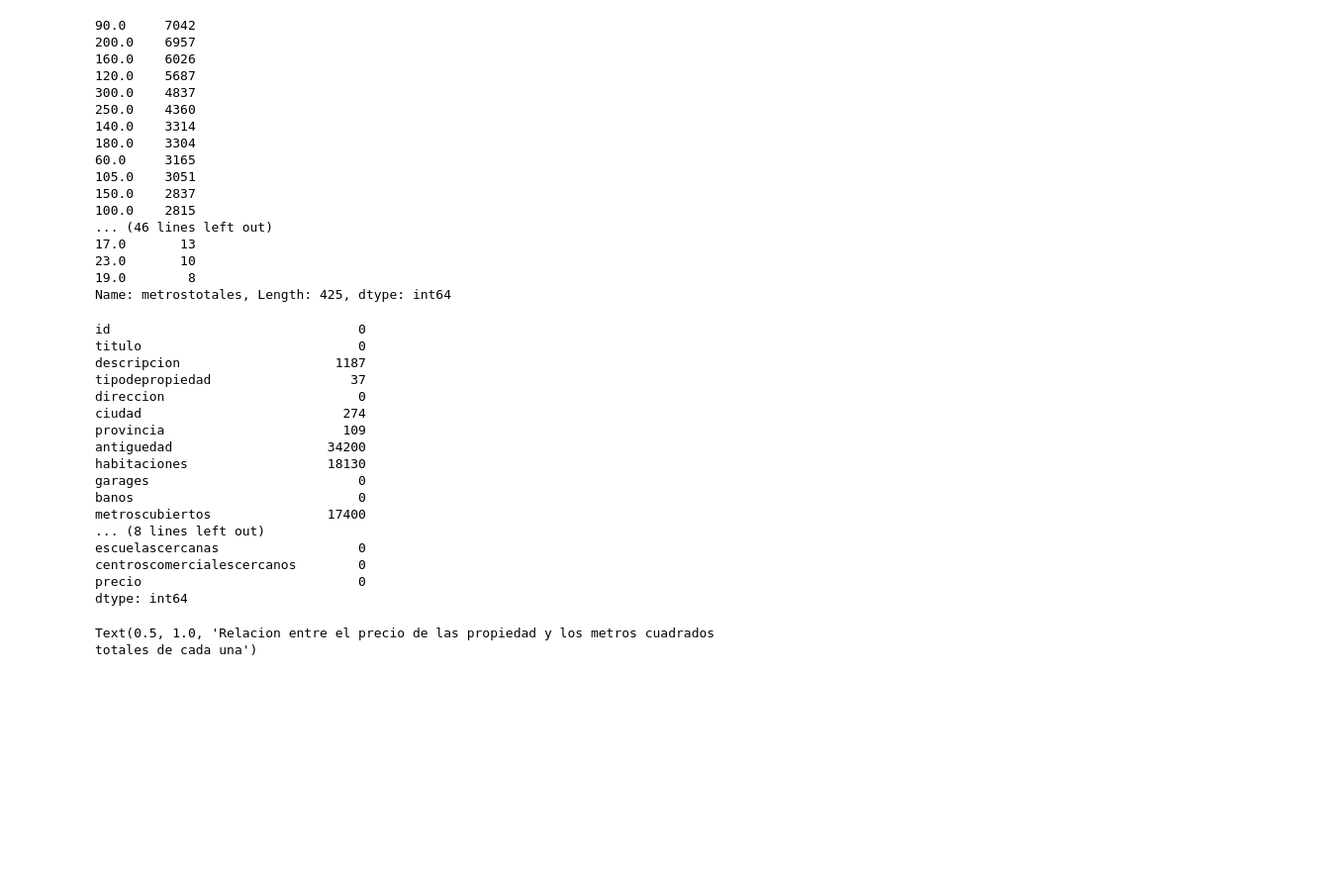
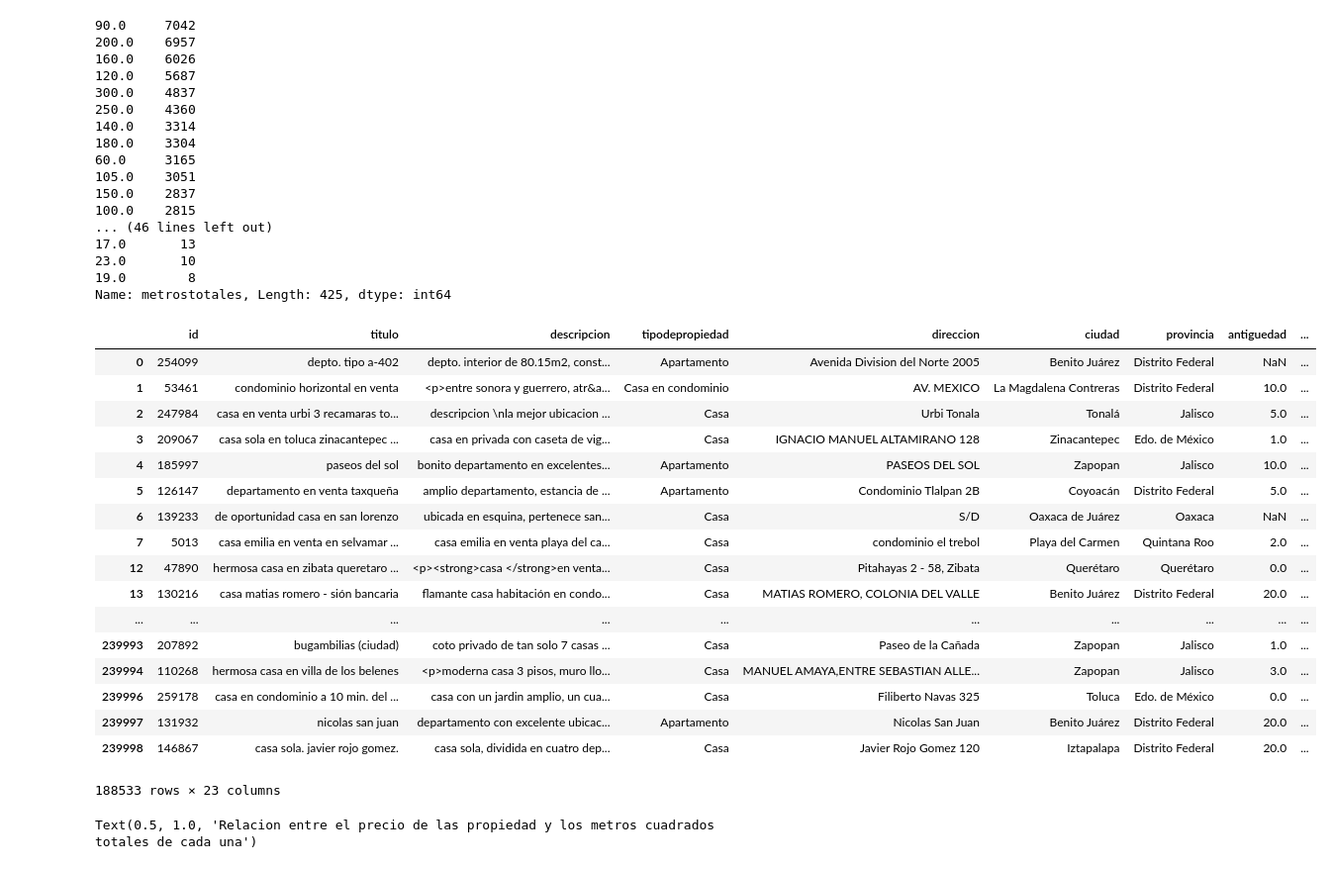
Before and after one commit to lorenzolgz/orgadatostp1, a Jupyter notebook: Analisis_basico.ipynb, the cells around one changed output. Shown at 99% size. Saved outputs shown, nothing was run; the diff lists cells and outputs as text; code cells hidden in the pictures; blank space fills up the shorter version.

```diff
--- a/Analisis_basico.ipynb
+++ b/Analisis_basico.ipynb
@@ -608,25 +614,27 @@ Name: metrostotales, Length: 425, dtype: int64
 # %%
 #Limpio los null de metros totales
 df_metros_totales = df.dropna(subset=['metrostotales'])
 df_metros_totales.isnull().sum()
+df_metros_totales
 # %% [output]
+|  | id | titulo | descripcion | tipodepropiedad | direccion | ciudad | provincia | antiguedad | ... |
+| 0 | 254099 | depto. tipo a-402 | depto. interior de 80.15m2, const... | Apartamento | Avenida Division del Norte 2005 | Benito Juárez | Distrito Federal | NaN | ... |
+| 1 | 53461 | condominio horizontal en venta | <p>entre sonora y guerrero, atr&a... | Casa en condominio | AV. MEXICO | La Magdalena Contreras | Distrito Federal | 10.0 | ... |
+| 2 | 247984 | casa en venta urbi 3 recamaras to... | descripcion \nla mejor ubicacion ... | Casa | Urbi Tonala | Tonalá | Jalisco | 5.0 | ... |
+| 3 | 209067 | casa sola en toluca zinacantepec ... | casa en privada con caseta de vig... | Casa | IGNACIO MANUEL ALTAMIRANO 128 | Zinacantepec | Edo. de México | 1.0 | ... |
+| 4 | 185997 | paseos del sol | bonito departamento en excelentes... | Apartamento | PASEOS DEL SOL | Zapopan | Jalisco | 10.0 | ... |
+| 5 | 126147 | departamento en venta taxqueña | amplio departamento, estancia de ... | Apartamento | Condominio Tlalpan 2B | Coyoacán | Distrito Federal | 5.0 | ... |
+| 6 | 139233 | de oportunidad casa en san lorenzo | ubicada en esquina, pertenece san... | Casa | S/D | Oaxaca de Juárez | Oaxaca | NaN | ... |
+| 7 | 5013 | casa emilia en venta en selvamar ... | casa emilia en venta playa del ca... | Casa | condominio el trebol | Playa del Carmen | Quintana Roo | 2.0 | ... |
+| 12 | 47890 | hermosa casa en zibata queretaro ... | <p><strong>casa </strong>en venta... | Casa | Pitahayas 2 - 58, Zibata | Querétaro | Querétaro | 0.0 | ... |
+| 13 | 130216 | casa matias romero - sión bancaria | flamante casa habitación en condo... | Casa | MATIAS ROMERO, COLONIA DEL VALLE | Benito Juárez | Distrito Federal | 20.0 | ... |
+| ... | ... | ... | ... | ... | ... | ... | ... | ... | ... |
+| 239993 | 207892 | bugambilias (ciudad) | coto privado de tan solo 7 casas ... | Casa | Paseo de la Cañada | Zapopan | Jalisco | 1.0 | ... |
+| 239994 | 110268 | hermosa casa en villa de los belenes | <p>moderna casa 3 pisos, muro llo... | Casa | MANUEL AMAYA,ENTRE SEBASTIAN ALLE... | Zapopan | Jalisco | 3.0 | ... |
+| 239996 | 259178 | casa en condominio a 10 min. del ... | casa con un jardin amplio, un cua... | Casa | Filiberto Navas 325 | Toluca | Edo. de México | 0.0 | ... |
+| 239997 | 131932 | nicolas san juan | departamento con excelente ubicac... | Apartamento | Nicolas San Juan | Benito Juárez | Distrito Federal | 20.0 | ... |
+| 239998 | 146867 | casa sola. javier rojo gomez. | casa sola, dividida en cuatro dep... | Casa | Javier Rojo Gomez 120 | Iztapalapa | Distrito Federal | 20.0 | ... |
-id                                0
-titulo                            0
-descripcion                    1187
-tipodepropiedad                  37
-direccion                         0
-ciudad                          274
-provincia                       109
-antiguedad                    34200
-habitaciones                  18130
-garages                           0
-banos                             0
-metroscubiertos               17400
-... (8 lines left out)
-escuelascercanas                  0
-centroscomercialescercanos        0
-precio                            0
-dtype: int64
+188533 rows × 23 columns
 # %%
 filtro_metros=df_metros_totales['metrostotales'].value_counts()>2500
 filtro_metros=filtro_metros[filtro_metros]
```
Also changed, not shown: parts of 9 cells of this notebook.
